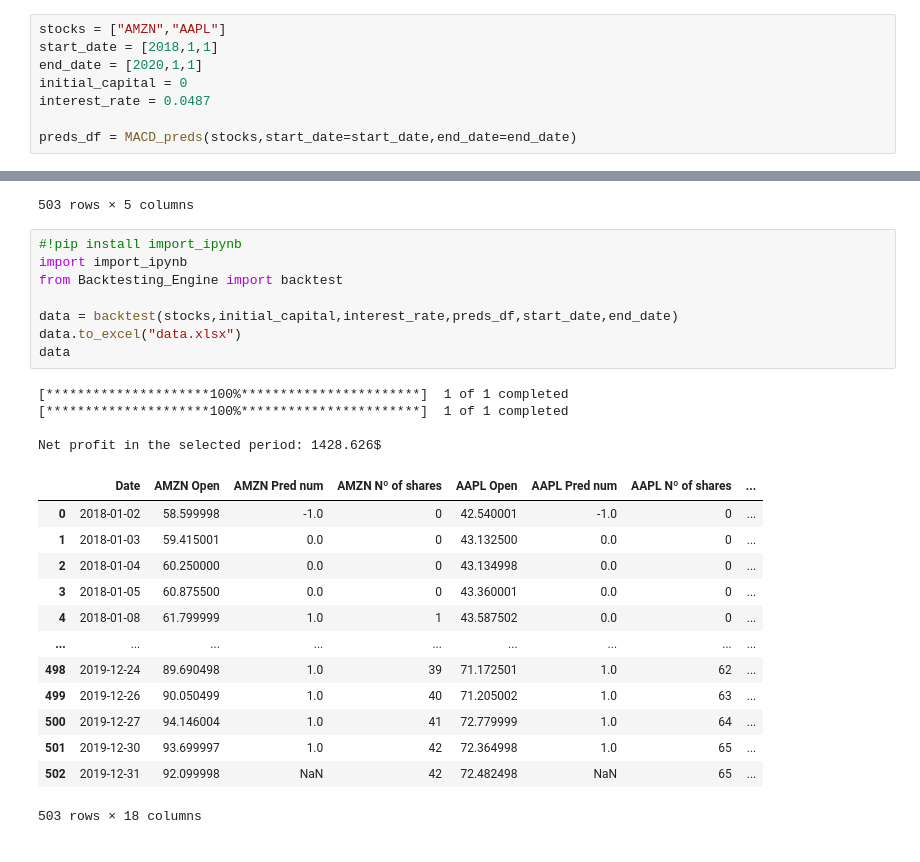
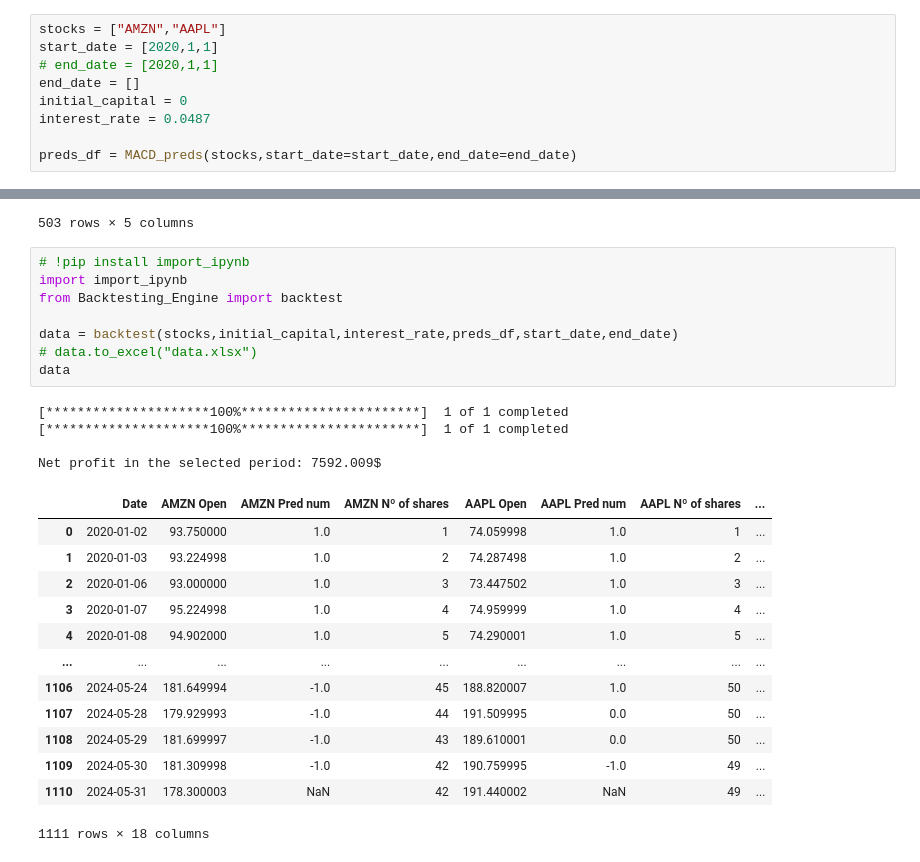
Before and after one commit to AndresMireles/BacktestingEngine, a Jupyter notebook: MACD Backtest.ipynb, the cells around one changed output, grey strips where cells are left out. Saved outputs shown, nothing was run; the diff lists cells and outputs as text.

```diff
--- a/MACD Backtest.ipynb
+++ b/MACD Backtest.ipynb
@@ -136,8 +136,9 @@ def MACD_preds(stocks,start_date,end_date=[]):
     return df_preds
 # %%
 stocks = ["AMZN","AAPL"]
-start_date = [2018,1,1]
-end_date = [2020,1,1]
+start_date = [2020,1,1]
+# end_date = [2020,1,1]
+end_date = []
 initial_capital = 0
 interest_rate = 0.0487
 
@@ -164,28 +165,28 @@ preds_df
 | 502 | 2019-12-31 | 1.0 | 100.0 | 1.0 | 100.0 |
 503 rows × 5 columns
 # %%
-#!pip install import_ipynb
+# !pip install import_ipynb
 import import_ipynb
 from Backtesting_Engine import backtest
 
 data = backtest(stocks,initial_capital,interest_rate,preds_df,start_date,end_date)
-data.to_excel("data.xlsx")
+# data.to_excel("data.xlsx")
 data
 # %% [output]
 [*********************100%***********************]  1 of 1 completed
 [*********************100%***********************]  1 of 1 completed
 
-Net profit in the selected period: 1428.626$
+Net profit in the selected period: 7592.009$
 |  | Date | AMZN Open | AMZN Pred num | AMZN Nº of shares | AAPL Open | AAPL Pred num | AAPL Nº of shares | ... |
-| 0 | 2018-01-02 | 58.599998 | -1.0 | 0 | 42.540001 | -1.0 | 0 | ... |
-| 1 | 2018-01-03 | 59.415001 | 0.0 | 0 | 43.132500 | 0.0 | 0 | ... |
-| 2 | 2018-01-04 | 60.250000 | 0.0 | 0 | 43.134998 | 0.0 | 0 | ... |
-| 3 | 2018-01-05 | 60.875500 | 0.0 | 0 | 43.360001 | 0.0 | 0 | ... |
-| 4 | 2018-01-08 | 61.799999 | 1.0 | 1 | 43.587502 | 0.0 | 0 | ... |
+| 0 | 2020-01-02 | 93.750000 | 1.0 | 1 | 74.059998 | 1.0 | 1 | ... |
+| 1 | 2020-01-03 | 93.224998 | 1.0 | 2 | 74.287498 | 1.0 | 2 | ... |
+| 2 | 2020-01-06 | 93.000000 | 1.0 | 3 | 73.447502 | 1.0 | 3 | ... |
+| 3 | 2020-01-07 | 95.224998 | 1.0 | 4 | 74.959999 | 1.0 | 4 | ... |
+| 4 | 2020-01-08 | 94.902000 | 1.0 | 5 | 74.290001 | 1.0 | 5 | ... |
 | ... | ... | ... | ... | ... | ... | ... | ... | ... |
-| 498 | 2019-12-24 | 89.690498 | 1.0 | 39 | 71.172501 | 1.0 | 62 | ... |
-| 499 | 2019-12-26 | 90.050499 | 1.0 | 40 | 71.205002 | 1.0 | 63 | ... |
-| 500 | 2019-12-27 | 94.146004 | 1.0 | 41 | 72.779999 | 1.0 | 64 | ... |
-| 501 | 2019-12-30 | 93.699997 | 1.0 | 42 | 72.364998 | 1.0 | 65 | ... |
-| 502 | 2019-12-31 | 92.099998 | NaN | 42 | 72.482498 | NaN | 65 | ... |
+| 1106 | 2024-05-24 | 181.649994 | -1.0 | 45 | 188.820007 | 1.0 | 50 | ... |
+| 1107 | 2024-05-28 | 179.929993 | -1.0 | 44 | 191.509995 | 0.0 | 50 | ... |
+| 1108 | 2024-05-29 | 181.699997 | -1.0 | 43 | 189.610001 | 0.0 | 50 | ... |
+| 1109 | 2024-05-30 | 181.309998 | -1.0 | 42 | 190.759995 | -1.0 | 49 | ... |
+| 1110 | 2024-05-31 | 178.300003 | NaN | 42 | 191.440002 | NaN | 49 | ... |
-503 rows × 18 columns
+1111 rows × 18 columns
```
Also changed, not shown: parts of 1 cell of this notebook, 4 other files.
